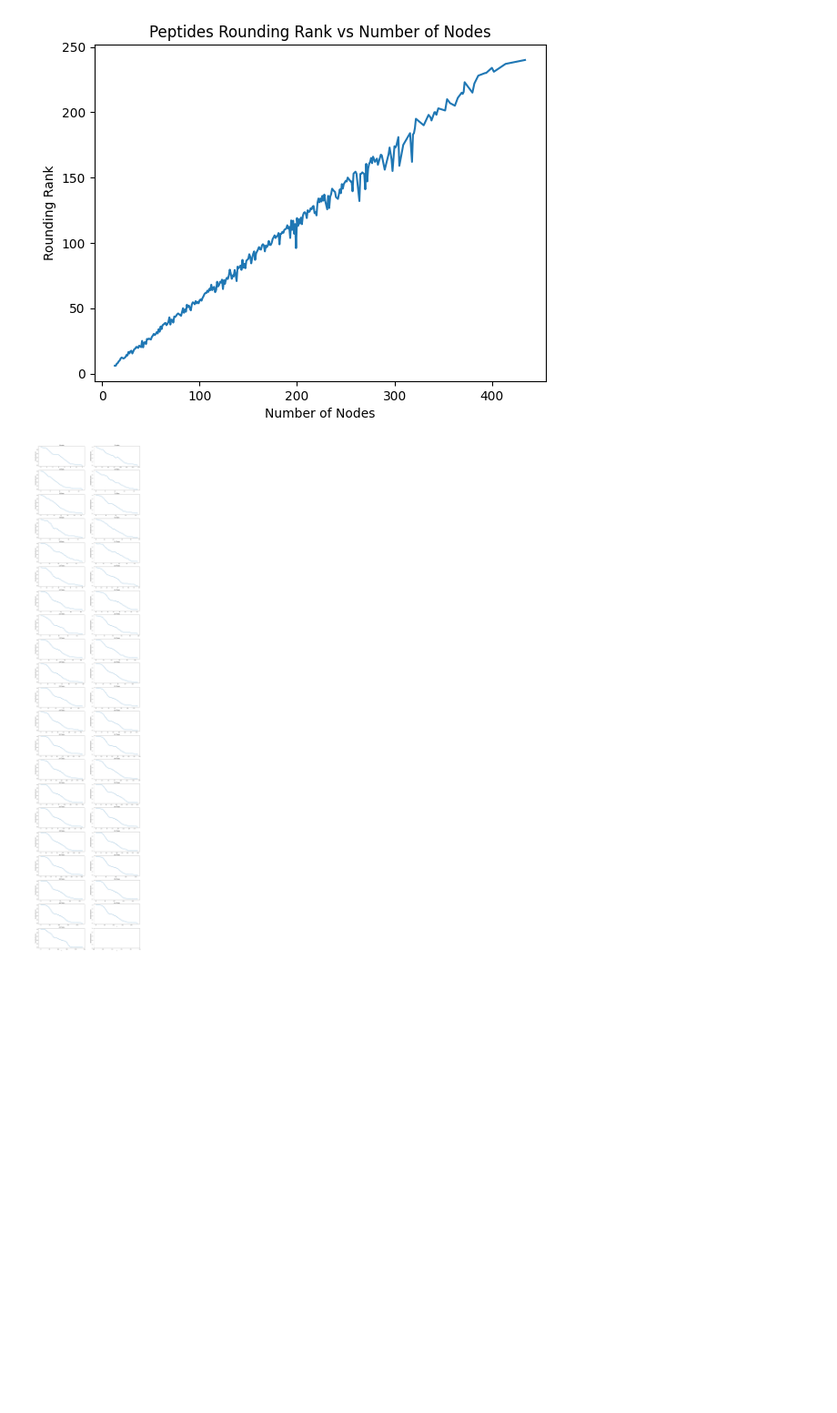
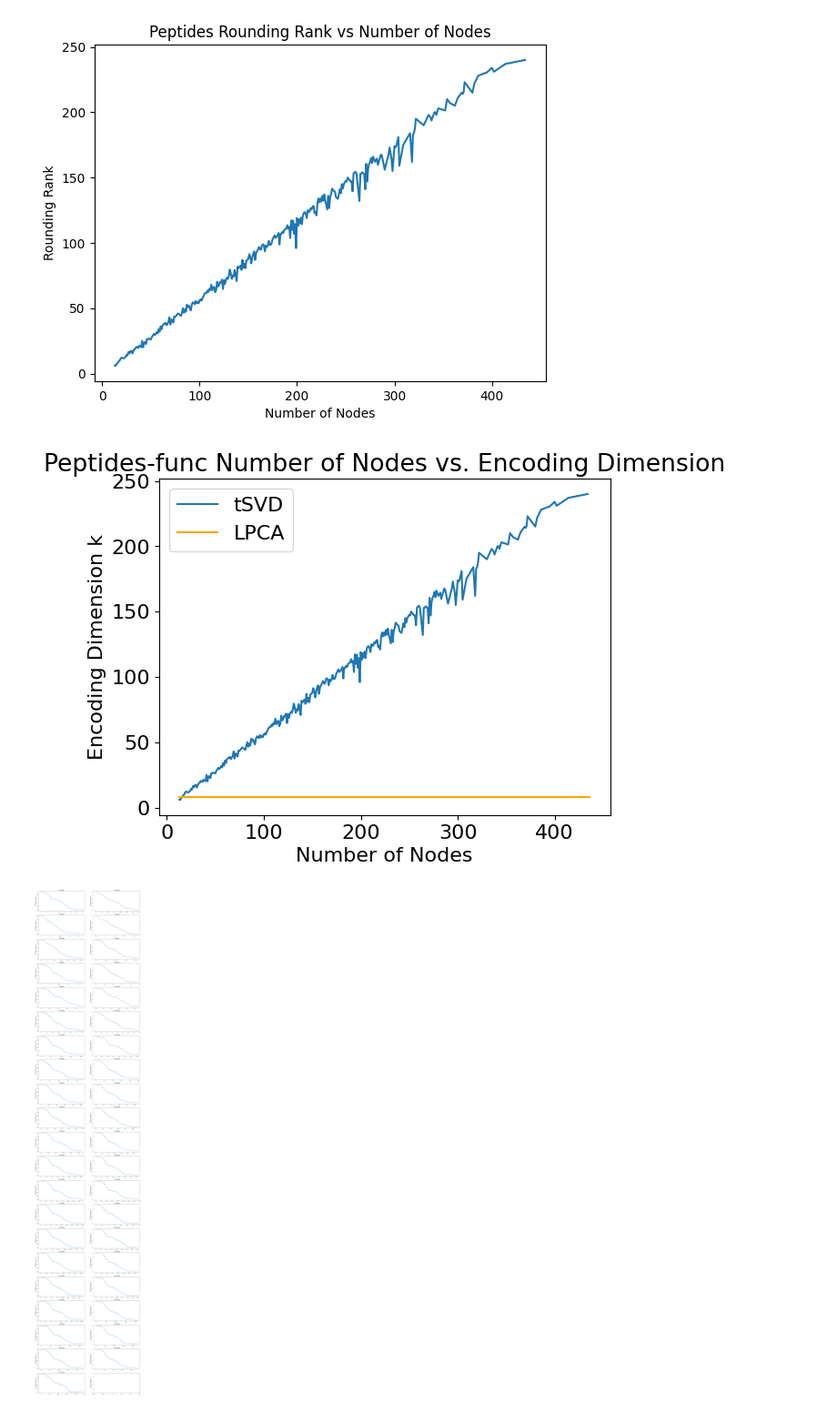
Before and after one commit to teriolx/binary-matrix-factorization, a Jupyter notebook: src/tSVD/tSVD_analysis.ipynb, the cells around one changed output. Shown at 91% size. Drawn from its saved outputs; the diff is of its cells as text; code cells hidden in the pictures; blank space fills up the shorter version.

```diff
--- a/src/tSVD/tSVD_analysis.ipynb
+++ b/src/tSVD/tSVD_analysis.ipynb
@@ -100,6 +102,17 @@ Name: 300, dtype: float64
 plot_nodes_to_rank(peptides, "Peptides")
 # %% [output]
 [figure]
+# %%
+plt.plot(peptides.groupby("n_nodes")[["rr"]].mean(), label="tSVD")
+plt.plot([13,436], [8,8], linestyle='-', c="orange", label="LPCA")
+plt.xlabel("Number of Nodes")
+plt.ylabel("Encoding Dimension k")
+plt.title("Peptides-func Number of Nodes vs. Encoding Dimension")
+plt.legend()
+
+plt.show()
+# %% [output]
+[figure, added]
 # %%
 bin_count = (peptides["n_nodes"].max() - peptides["n_nodes"].min()) // 10
 peptides["n_nodes_bin"] = pd.cut(peptides["n_nodes"], bin_count).dropna()
```
Also changed, not shown: parts of 3 cells of this notebook, 4 other files.
